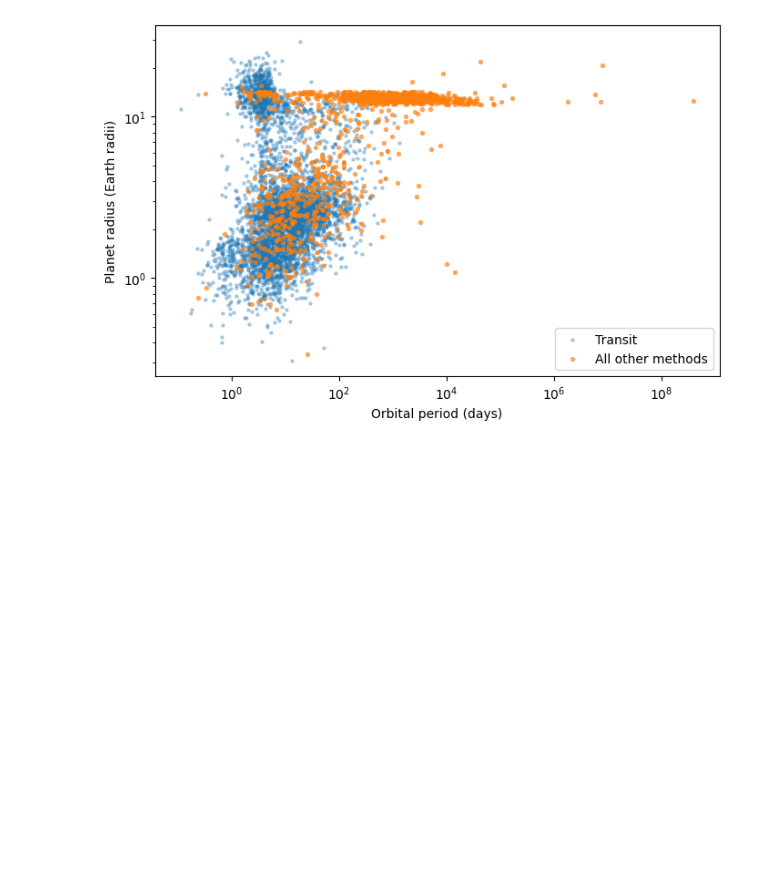
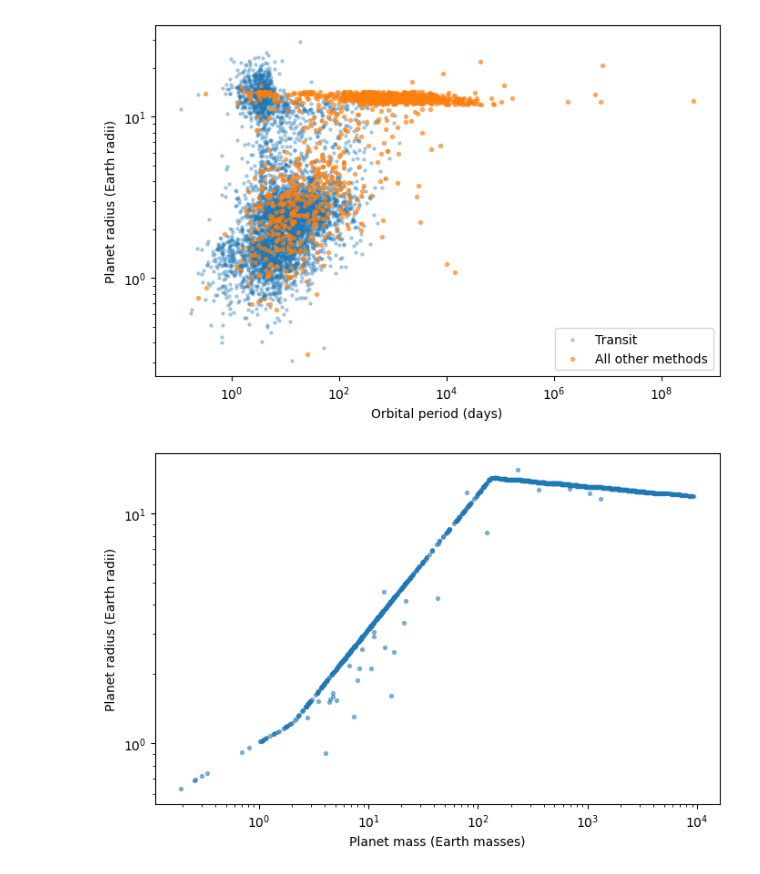
Before and after one commit to jiyap9646-afk/exoplanet-blind-spots, a Jupyter notebook: notebooks/01_explore_catalog.ipynb, the cells around one changed output. Saved outputs shown, nothing was run; the diff lists cells and outputs as text; code cells hidden in the pictures; blank space fills up the shorter version.

Commit message:
Add mass vs radius plot for radial velocity planets

```diff
--- a/notebooks/01_explore_catalog.ipynb
+++ b/notebooks/01_explore_catalog.ipynb
@@ -114,3 +114,15 @@ plt.legend()
 plt.show()
 # %% [output]
 [figure]
+# %%
+rv = df[df["discoverymethod"] == "Radial Velocity"]
+
+plt.figure(figsize=(8, 5))
+plt.scatter(rv["pl_bmasse"], rv["pl_rade"], s=8, alpha=0.5)
+plt.xscale("log")
+plt.yscale("log")
+plt.xlabel("Planet mass (Earth masses)")
+plt.ylabel("Planet radius (Earth radii)")
+plt.show()
+# %% [output]
+[figure, added]
```
